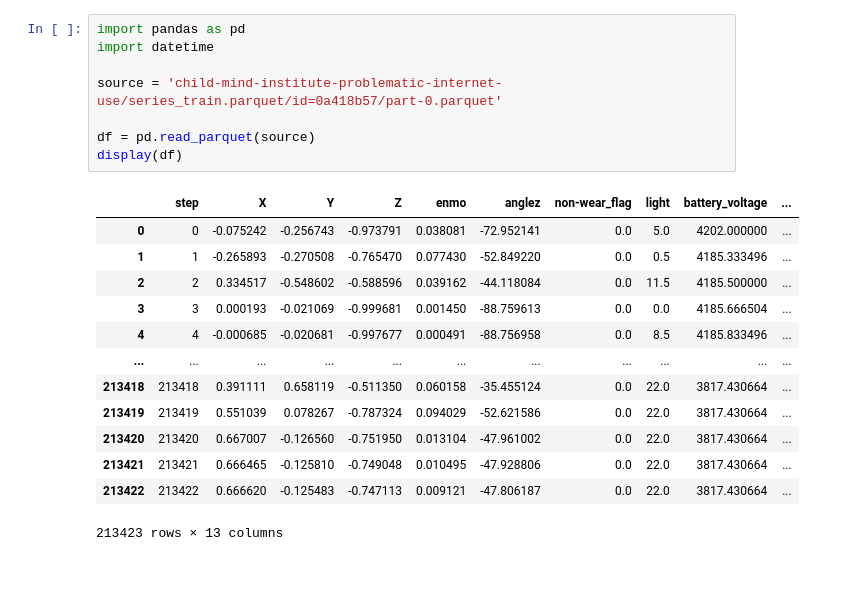
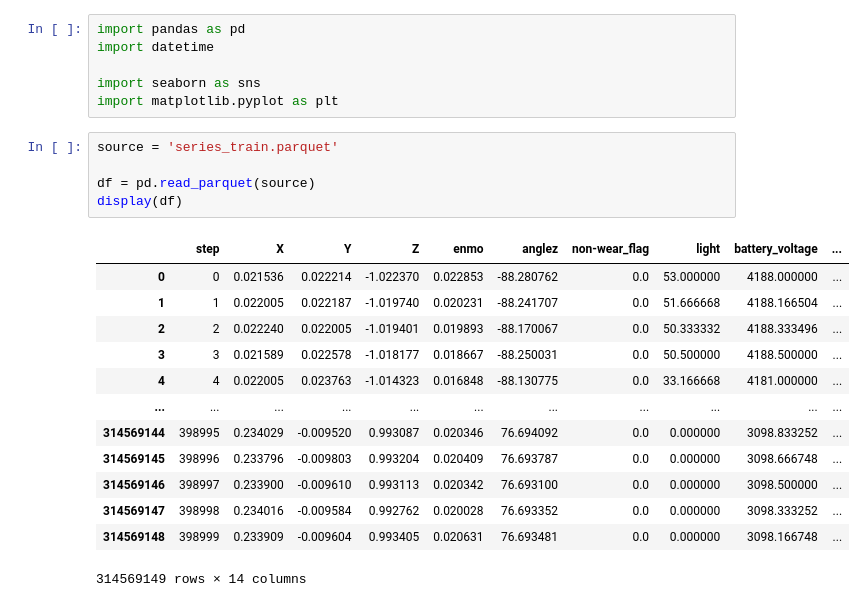
Before and after one commit to ASilins/mal1-2024, a Jupyter notebook: final project/analysis_actigraphy.ipynb, the cells around one changed output. Saved outputs shown, nothing was run; the diff lists cells and outputs as text; blank space fills up the shorter version.

```diff
--- a/final project/analysis_actigraphy.ipynb
+++ b/final project/analysis_actigraphy.ipynb
@@ -1,22 +1,25 @@
+# %%
+import pandas as pd
+import datetime
+
+import seaborn as sns
+import matplotlib.pyplot as plt
 # %%
-import pandas as pd
-import datetime
-
-source = 'child-mind-institute-problematic-internet-use/series_train.parquet/id=0a418b57/part-0.parquet'
+source = 'series_train.parquet'
 
 df = pd.read_parquet(source)
 display(df)
 # %% [output]
 |  | step | X | Y | Z | enmo | anglez | non-wear_flag | light | battery_voltage | ... |
-| 0 | 0 | -0.075242 | -0.256743 | -0.973791 | 0.038081 | -72.952141 | 0.0 | 5.0 | 4202.000000 | ... |
-| 1 | 1 | -0.265893 | -0.270508 | -0.765470 | 0.077430 | -52.849220 | 0.0 | 0.5 | 4185.333496 | ... |
-| 2 | 2 | 0.334517 | -0.548602 | -0.588596 | 0.039162 | -44.118084 | 0.0 | 11.5 | 4185.500000 | ... |
-| 3 | 3 | 0.000193 | -0.021069 | -0.999681 | 0.001450 | -88.759613 | 0.0 | 0.0 | 4185.666504 | ... |
-| 4 | 4 | -0.000685 | -0.020681 | -0.997677 | 0.000491 | -88.756958 | 0.0 | 8.5 | 4185.833496 | ... |
+| 0 | 0 | 0.021536 | 0.022214 | -1.022370 | 0.022853 | -88.280762 | 0.0 | 53.000000 | 4188.000000 | ... |
+| 1 | 1 | 0.022005 | 0.022187 | -1.019740 | 0.020231 | -88.241707 | 0.0 | 51.666668 | 4188.166504 | ... |
+| 2 | 2 | 0.022240 | 0.022005 | -1.019401 | 0.019893 | -88.170067 | 0.0 | 50.333332 | 4188.333496 | ... |
+| 3 | 3 | 0.021589 | 0.022578 | -1.018177 | 0.018667 | -88.250031 | 0.0 | 50.500000 | 4188.500000 | ... |
+| 4 | 4 | 0.022005 | 0.023763 | -1.014323 | 0.016848 | -88.130775 | 0.0 | 33.166668 | 4181.000000 | ... |
 | ... | ... | ... | ... | ... | ... | ... | ... | ... | ... | ... |
-| 213418 | 213418 | 0.391111 | 0.658119 | -0.511350 | 0.060158 | -35.455124 | 0.0 | 22.0 | 3817.430664 | ... |
-| 213419 | 213419 | 0.551039 | 0.078267 | -0.787324 | 0.094029 | -52.621586 | 0.0 | 22.0 | 3817.430664 | ... |
-| 213420 | 213420 | 0.667007 | -0.126560 | -0.751950 | 0.013104 | -47.961002 | 0.0 | 22.0 | 3817.430664 | ... |
-| 213421 | 213421 | 0.666465 | -0.125810 | -0.749048 | 0.010495 | -47.928806 | 0.0 | 22.0 | 3817.430664 | ... |
-| 213422 | 213422 | 0.666620 | -0.125483 | -0.747113 | 0.009121 | -47.806187 | 0.0 | 22.0 | 3817.430664 | ... |
+| 314569144 | 398995 | 0.234029 | -0.009520 | 0.993087 | 0.020346 | 76.694092 | 0.0 | 0.000000 | 3098.833252 | ... |
+| 314569145 | 398996 | 0.233796 | -0.009803 | 0.993204 | 0.020409 | 76.693787 | 0.0 | 0.000000 | 3098.666748 | ... |
+| 314569146 | 398997 | 0.233900 | -0.009610 | 0.993113 | 0.020342 | 76.693100 | 0.0 | 0.000000 | 3098.500000 | ... |
+| 314569147 | 398998 | 0.234016 | -0.009584 | 0.992762 | 0.020028 | 76.693352 | 0.0 | 0.000000 | 3098.333252 | ... |
+| 314569148 | 398999 | 0.233909 | -0.009604 | 0.993405 | 0.020631 | 76.693481 | 0.0 | 0.000000 | 3098.166748 | ... |
-213423 rows × 13 columns
+314569149 rows × 14 columns
```
Also changed, not shown: parts of 15 cells of this notebook, 1 other file.
